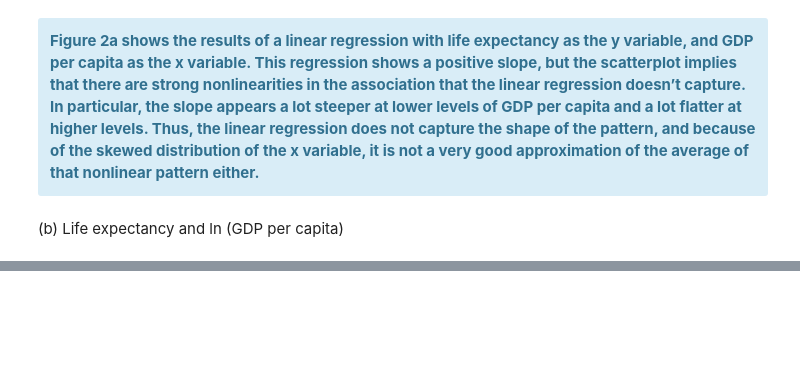
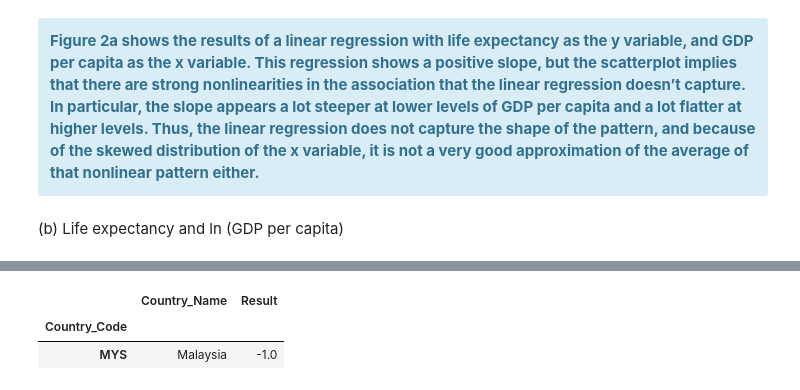
Before and after one commit to fazlanharun/Life-expectancy-and-income-Python, a Jupyter notebook: Life Expectancy and income.ipynb, the cells around one changed output, grey strips where cells are left out. Saved outputs shown, nothing was run; the diff lists cells and outputs as text; code cells hidden in the pictures; blank space fills up the shorter version.

```diff
--- a/Life Expectancy and income.ipynb
+++ b/Life Expectancy and income.ipynb
@@ -474,0 +496,6 @@ df.iplot(x='Log_GDP',
+# %%
+df[(df['Country_Name']  ==  'Malaysia')][['Country_Name','Result']]
+# %% [output]
+|  | Country_Name | Result |
+| Country_Code |  |  |
+| MYS | Malaysia | -1.0 |
```
Also changed, not shown: parts of 18 cells of this notebook, 2 other files.
